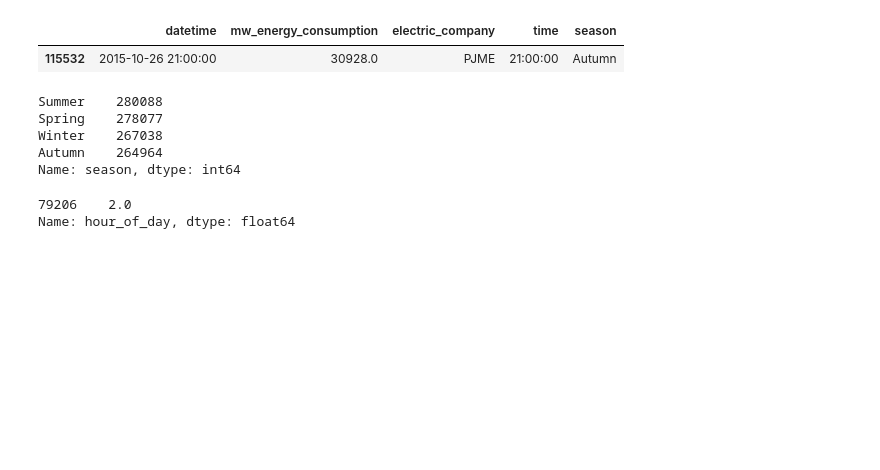
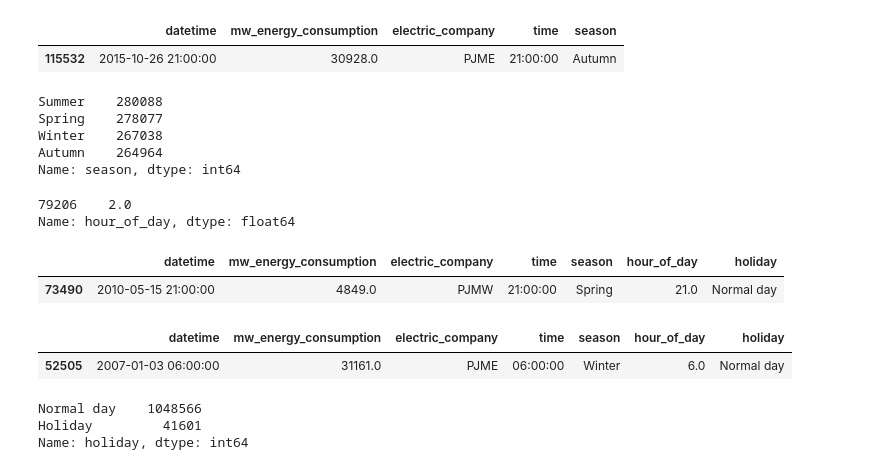
Before and after one commit to panambY/Hourly_Energy_Consumption, a Jupyter notebook: Hourly_Energy_Consumption.ipynb, the cells around one changed output. Saved outputs shown, nothing was run; the diff lists cells and outputs as text; code cells hidden in the pictures; blank space fills up the shorter version.

```diff
--- a/Hourly_Energy_Consumption.ipynb
+++ b/Hourly_Energy_Consumption.ipynb
@@ -293,6 +293,9 @@ df2['season'] = df2['datetime'].apply( lambda x: 'Winter' if x.month == 12 or x.
 
 # holiday:
 
+# As to create a code that takes the relative weekends within the month it will take a long time to make, for this first cycle within the project I will only determine as "holiday" those that have fixed dates.
+# Another rule that I will use is to consider the eve of the dates as a "holiday".
+
 # - New Year's Day ---------------------------- Jan 1
 # - Martin Luther King Jr. Day ---------------- 3rd Monday in January
 # - Valentine's Day --------------------------- Feb 14
@@ -300,7 +303,7 @@ df2['season'] = df2['datetime'].apply( lambda x: 'Winter' if x.month == 12 or x.
 # - Easter ------------------------------------ Sunday in March or April
 # - Mother's Day ------------------------------ 2nd Sunday in May
 # - Memorial Day  ----------------------------- Last Monday in May
-# - FAther's Day ------------------------------ Sunday in June
+# - Father's Day ------------------------------ Sunday in June
 # - Independence Day -------------------------- Jul 4
 # - Labor Day --------------------------------- 1st Monday in September
 # - Halloween --------------------------------- Oct 31
@@ -308,6 +311,7 @@ df2['season'] = df2['datetime'].apply( lambda x: 'Winter' if x.month == 12 or x.
 # - Thanksgiving ------------------------------ 4th Thurday in November
 # - Christmas Day ----------------------------- Dec 25
 
+df2['holiday'] = df2['datetime'].apply( lambda x: 'Holiday' if (x.month == 12 and x.day == 31) or (x.month == 1 and x.day == 1) or (x.month == 2 and x.day == 14) or (x.month == 2 and x.day == 13) or (x.month == 3 and x.day == 17) or (x.month == 3 and x.day == 16) or (x.month == 7 and x.day == 4) or (x.month == 7 and x.day == 3) or (x.month == 10 and x.day == 31) or (x.month == 10 and x.day == 30) or (x.month == 11 and x.day == 11) or (x.month == 11 and x.day == 10) or (x.month == 12 and x.day == 25) or (x.month == 12 and x.day == 24) else x )
 
 # day_of_week:
 
@@ -341,3 +345,20 @@ df2['hour_of_day'].sample()
 # %% [output]
 79206    2.0
 Name: hour_of_day, dtype: float64
+# %%
+df2['holiday'] = df2['datetime'].apply( lambda x: 'Holiday' if (x.month == 12 and x.day == 31) or (x.month == 1 and x.day == 1) or (x.month == 2 and x.day == 14) or (x.month == 2 and x.day == 13) or (x.month == 3 and x.day == 17) or (x.month == 3 and x.day == 16) or (x.month == 7 and x.day == 4) or (x.month == 7 and x.day == 3) or (x.month == 10 and x.day == 31) or (x.month == 10 and x.day == 30) or (x.month == 11 and x.day == 11) or (x.month == 11 and x.day == 10) or (x.month == 12 and x.day == 25) or (x.month == 12 and x.day == 24) else 'Normal day' )
+df2.sample()
+# %% [output]
+|  | datetime | mw_energy_consumption | electric_company | time | season | hour_of_day | holiday |
+| 73490 | 2010-05-15 21:00:00 | 4849.0 | PJMW | 21:00:00 | Spring | 21.0 | Normal day |
+# %%
+df2.sample()
+# %% [output]
+|  | datetime | mw_energy_consumption | electric_company | time | season | hour_of_day | holiday |
+| 52505 | 2007-01-03 06:00:00 | 31161.0 | PJME | 06:00:00 | Winter | 6.0 | Normal day |
+# %%
+df2['holiday'].value_counts()
+# %% [output]
+Normal day    1048566
+Holiday         41601
+Name: holiday, dtype: int64
```
